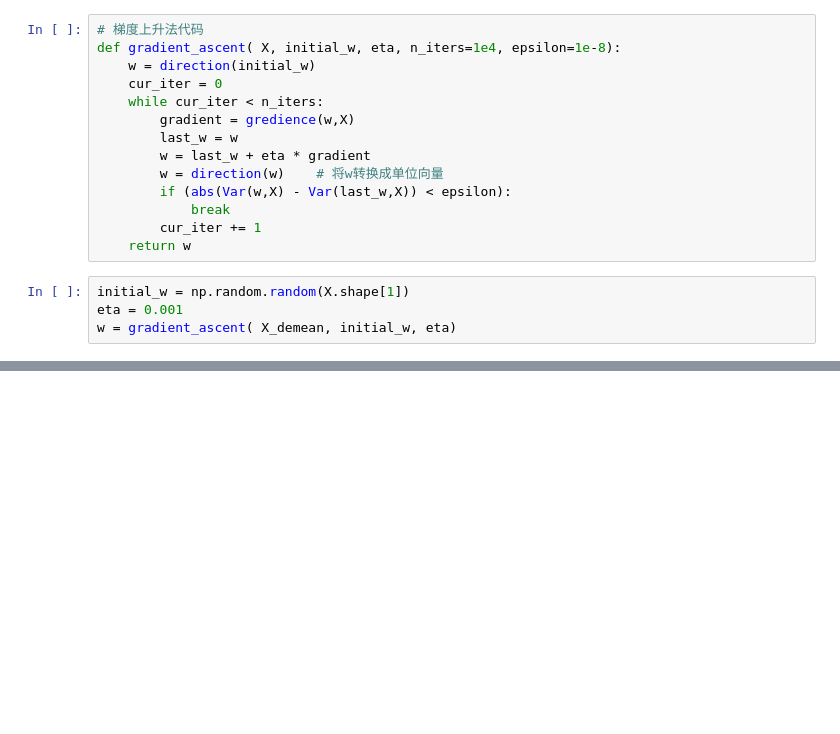
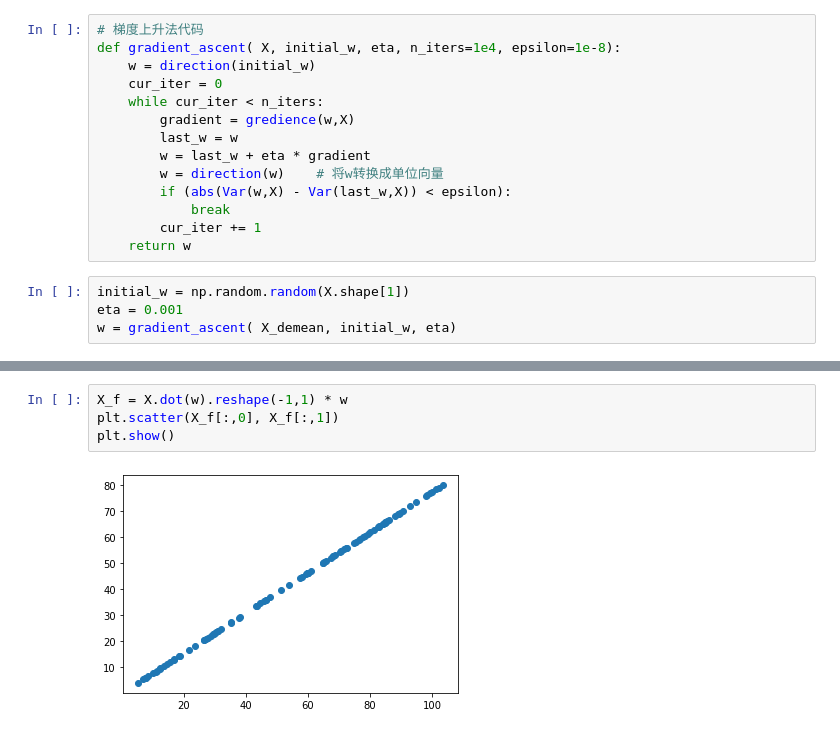
Before and after one commit to deadfffool/Unique-Studio-AI, a Jupyter notebook: Week6/利用梯度解PCA.ipynb, the cells around one changed output, grey strips where cells are left out. Saved outputs shown, nothing was run; the diff lists cells and outputs as text; blank space fills up the shorter version.

```diff
--- a/Week6/利用梯度解PCA.ipynb
+++ b/Week6/利用梯度解PCA.ipynb
@@ -58,0 +74,6 @@ plt.show()
+# %%
+X_f = X.dot(w).reshape(-1,1) * w
+plt.scatter(X_f[:,0], X_f[:,1])
+plt.show()
+# %% [output]
+[figure, added]
```
Also changed, not shown: parts of 6 cells of this notebook, 4 other files.
